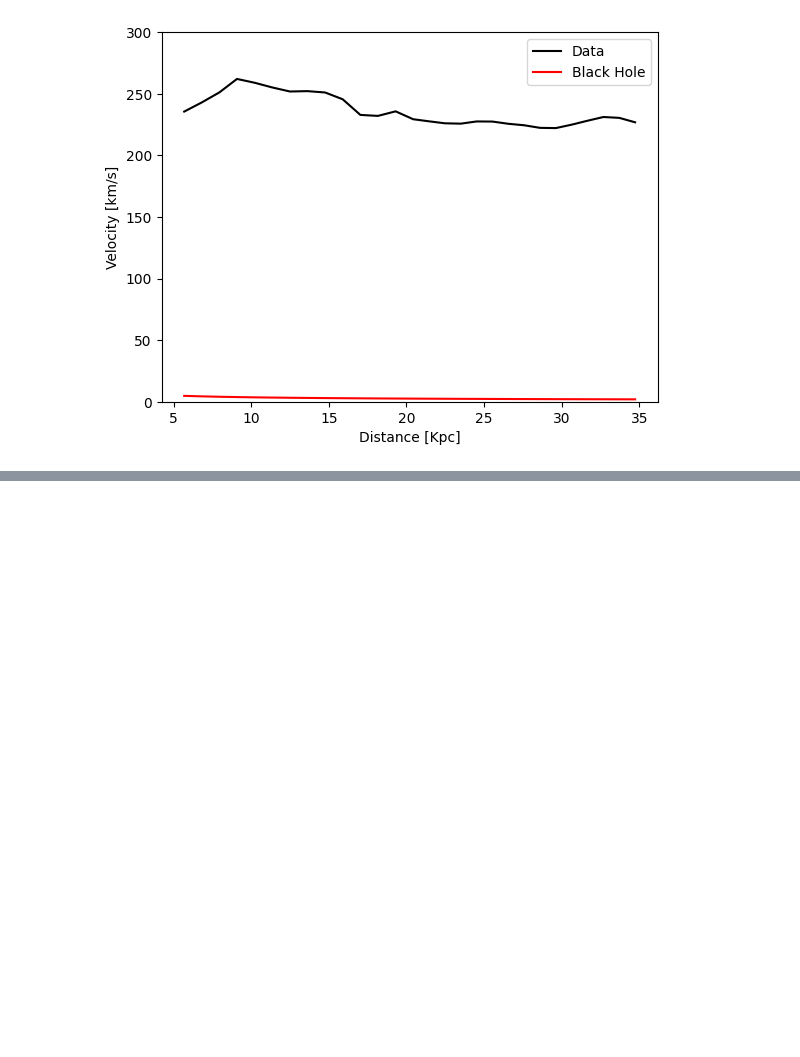
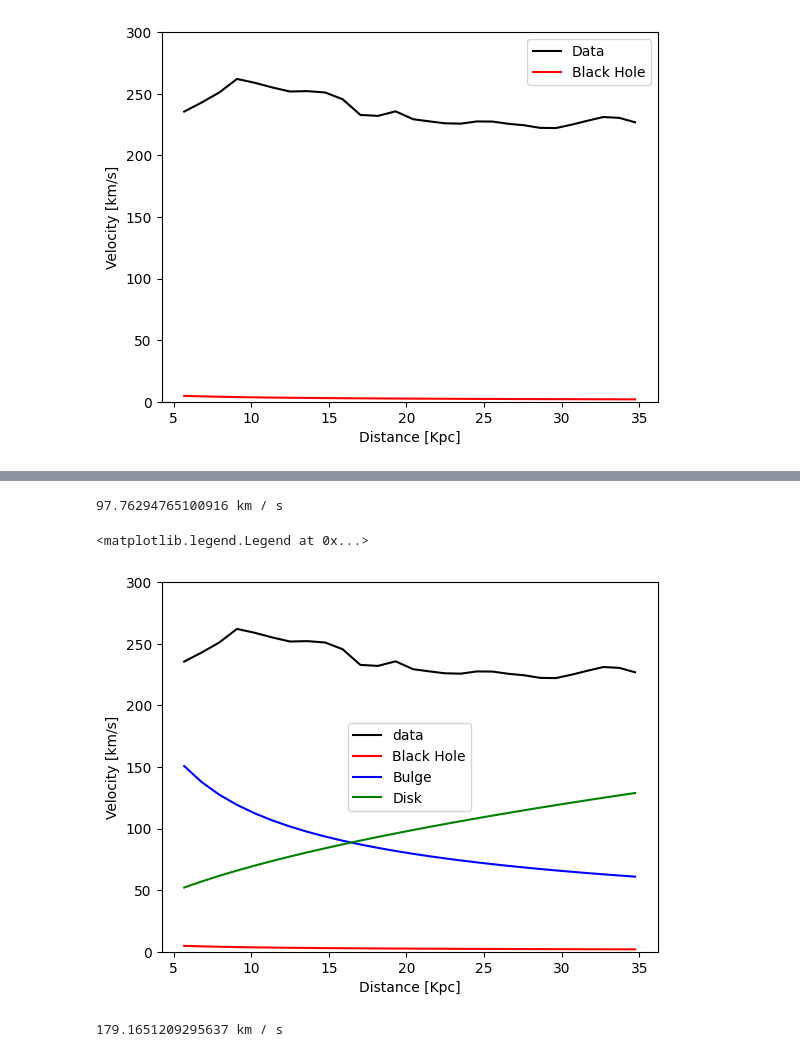
Before and after one commit to Kaitlynn218/Dark-Matter, a Jupyter notebook: class_demo.ipynb, the cells around one changed output, grey strips where cells are left out. Drawn from its saved outputs; the diff is of its cells as text; code cells hidden in the pictures; blank space fills up the shorter version.

```diff
--- a/class_demo.ipynb
+++ b/class_demo.ipynb
@@ -110,0 +142,33 @@ plt.legend()
+# %%
+def calculate_disk_velocity(disk_density, radius):
+  return(np.sqrt(ac.G * disk_density * np.pi * radius))
+# %%
+disk_mass = 10e10 * u.solMass
+disk_radius = 30 * 1000 * u.parsec
+disk_density = disk_mass /(np.pi * disk_radius **2)
+test_radius = 20e3 * u.parsec
+disk_vel = calculate_disk_velocity(disk_density, test_radius)
+print(disk_vel.to(u.km / u.s))
+# %% [output]
+97.76294765100916 km / s
+# %%
+disk_vel = np.zeros(np.shape(dis)) * u.km/u.s
+
+for i, radius in enumerate(dis):
+  rad = radius * 1000 * u.parsec
+  orb_vel= calculate_disk_velocity(disk_density, rad)
+  disk_vel[i]= orb_vel
+# %%
+dis = tab["col2"]
+vel = tab["col3"]
+plt.plot(dis, vel, color="black",label="data")
+plt.plot(dis, vel_bh.value, color="red", label="Black Hole")
+plt.plot(dis, bulge_vel.value, color="blue", label="Bulge")
+plt.plot(dis, disk_vel.value, color="green", label="Disk")
+plt.xlabel("Distance [Kpc]")
+plt.ylabel("Velocity [km/s]")
+plt.ylim(0,300)
+plt.legend()
+# %% [output]
+<matplotlib.legend.Legend at 0x...>
+[figure, added]
@@ -110,0 +178,9 @@ plt.legend()
+# %%
+halo_mass = 8e11 * u.solMass
+halo_radius = 35e3 * u.parsec
+halo_density = halo_mass /(np.pi * 4/3 * (halo_radius)**3)
+test_radi = 20e3 * u.parsec
+halo_vel = calculate_halo_velocity(halo_density, test_radi)
+print(halo_vel.to(u.km / u.s))
+# %% [output]
+179.1651209295637 km / s
```
Also changed, not shown: parts of 14 cells of this notebook.
